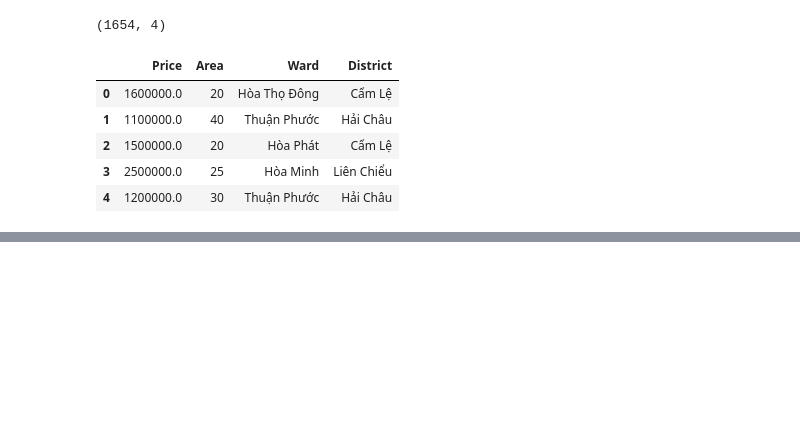
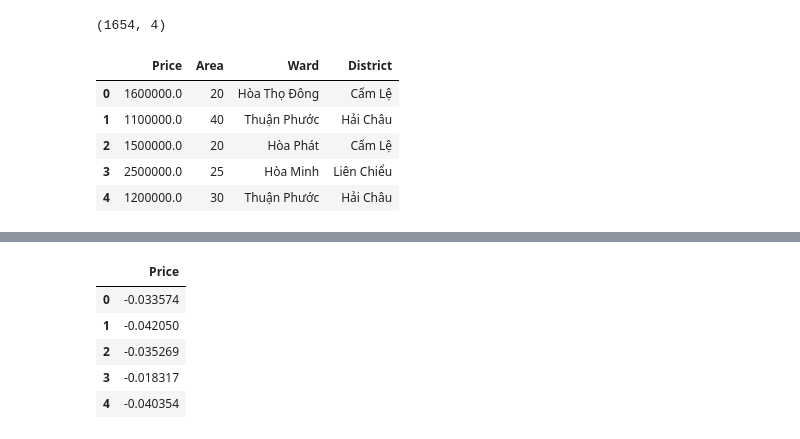
Before and after one commit to Boonichi/PredictMotelPriceinDN, a Jupyter notebook: main.ipynb, the cells around one changed output, grey strips where cells are left out. Cells and saved outputs as stored; diff of their text form; code cells hidden in the pictures; blank space fills up the shorter version.

```diff
--- a/main.ipynb
+++ b/main.ipynb
@@ -61,0 +85,11 @@ SyntaxError: invalid syntax (3932935114.py, line 2)
+# %%
+Target_std = StandardScaler().fit(Dataset[['Price']])
+Target_set = pd.DataFrame(data = Target_std.transform(Dataset[['Price']]), columns = ['Price'])
+Target_set.head()
+# %% [output]
+|  | Price |
+| 0 | -0.033574 |
+| 1 | -0.042050 |
+| 2 | -0.035269 |
+| 3 | -0.018317 |
+| 4 | -0.040354 |
```
Also changed, not shown: parts of 20 cells of this notebook.
